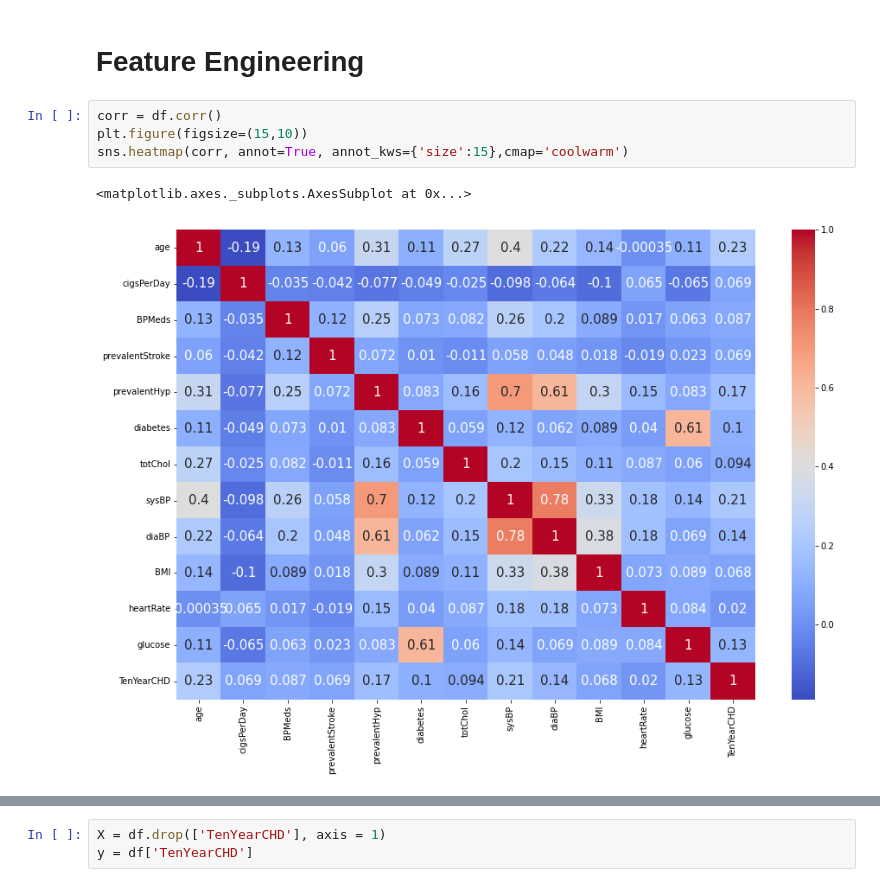
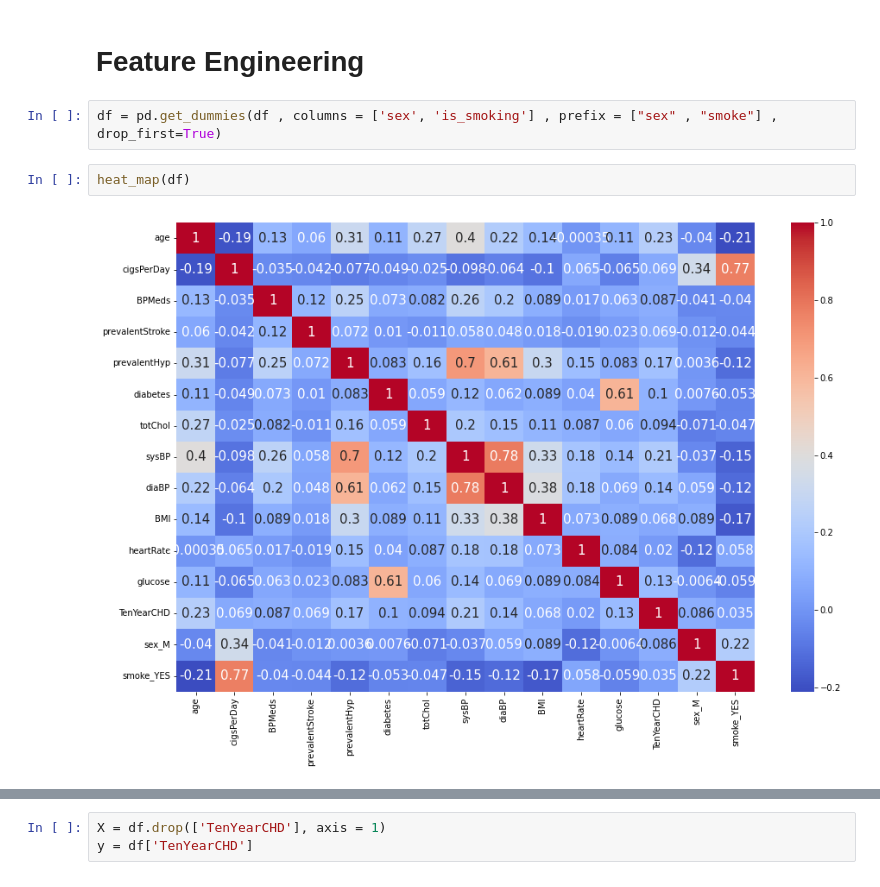
Before and after one commit to vkvinay0627/Cardiovascular-Risk-Prediction, a Jupyter notebook: Cardiovascular_Risk_Prediction.ipynb, the cells around one changed output, grey strips where cells are left out. Saved outputs shown, nothing was run; the diff lists cells and outputs as text.

```diff
--- a/Cardiovascular_Risk_Prediction.ipynb
+++ b/Cardiovascular_Risk_Prediction.ipynb
@@ -309,11 +307,10 @@ for var in numerical_features:
 ## Bi-variate Analysis
 # %% [markdown]
 # **Feature Engineering**
-# %%
-corr = df.corr()
-plt.figure(figsize=(15,10))
-sns.heatmap(corr, annot=True, annot_kws={'size':15},cmap='coolwarm')
-# %% [output]
-<matplotlib.axes._subplots.AxesSubplot at 0x...>
-[figure, removed]
+# %%
+df = pd.get_dummies(df , columns = ['sex', 'is_smoking'] , prefix = ["sex" , "smoke"] , drop_first=True)
+# %%
+heat_map(df)
+# %% [output]
+[figure, added]
 # %%
```
Also changed, not shown: parts of 95 cells of this notebook.
